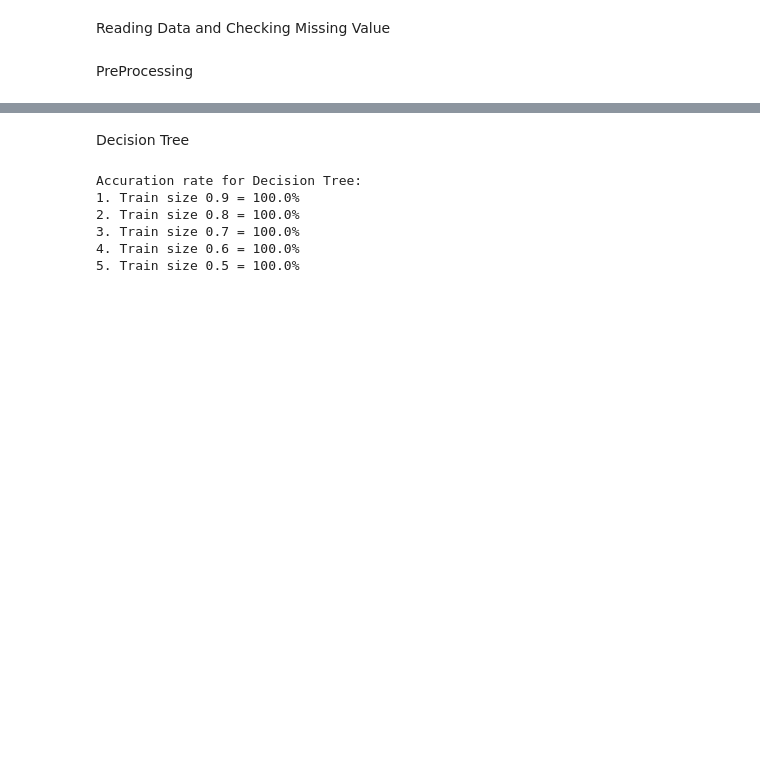
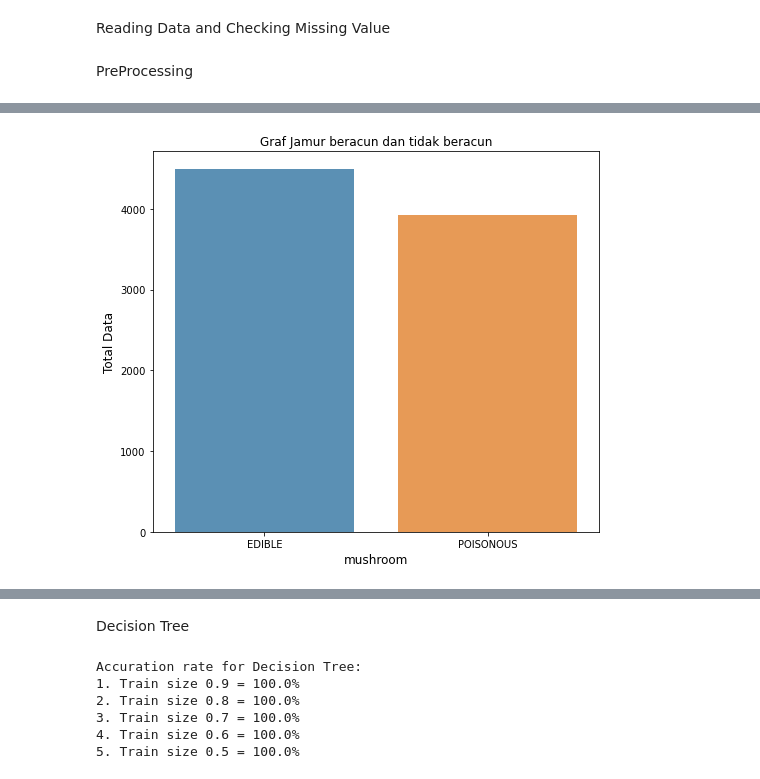
Before and after one commit to wahyudhiasatwika/Mushroom-Dataset-using-Decision-Tree, a Jupyter notebook: DT_Mushroom.ipynb, the cells around one changed output, grey strips where cells are left out. Saved outputs shown, nothing was run; the diff lists cells and outputs as text; code cells hidden in the pictures; blank space fills up the shorter version.

```diff
--- a/DT_Mushroom.ipynb
+++ b/DT_Mushroom.ipynb
@@ -33,7 +44,9 @@ dtype: int64
 # %%
-del data["stalk-root"]
-print(data.isnull().sum())
-# data ["stalk-root"] = data["stalk-root"].fillna("NoData")
+# del data["stalk-root"]
 # print(data.isnull().sum())
-# data["stalk-root"]
+
+data ["stalk-root"] = data["stalk-root"].fillna("NoData")
+data = data.astype('category') #mengubah tipe data object menjadi category
+data.info()
+data["stalk-root"]
 # %% [output]
@@ -56,0 +83,14 @@ dtype: int64
+# %%
+import seaborn as sns
+import matplotlib.pyplot as plt
+
+count = data['mushroom'].value_counts()
+plt.figure(figsize=(8,7))
+sns.barplot(count.index, count.values, alpha=0.8, palette="tab10")
+plt.ylabel('Total Data', fontsize=12)
+plt.xlabel('mushroom', fontsize=12)
+plt.title('Graf Jamur beracun dan tidak beracun')
+plt.show()
+#Untuk menampilkan graf perbedaan record 'edible' dan 'poisonous' pada kolom mushroom.
+# %% [output]
+[figure, added]
```
Also changed, not shown: parts of 10 cells of this notebook, 1 other file.
